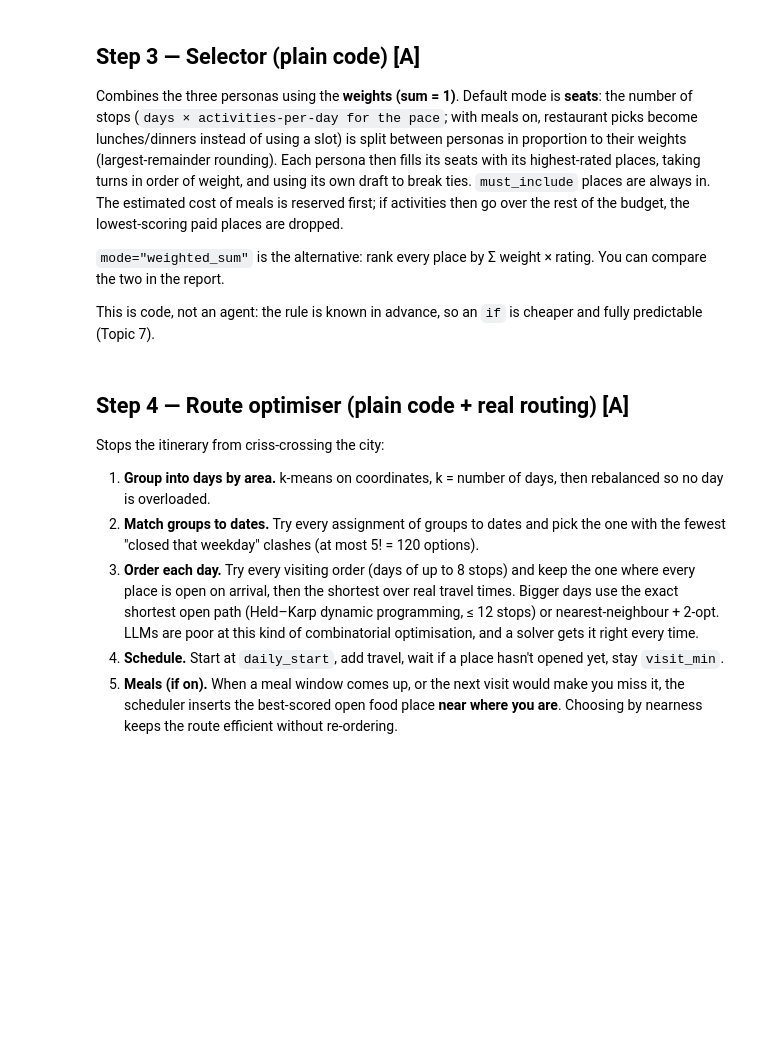
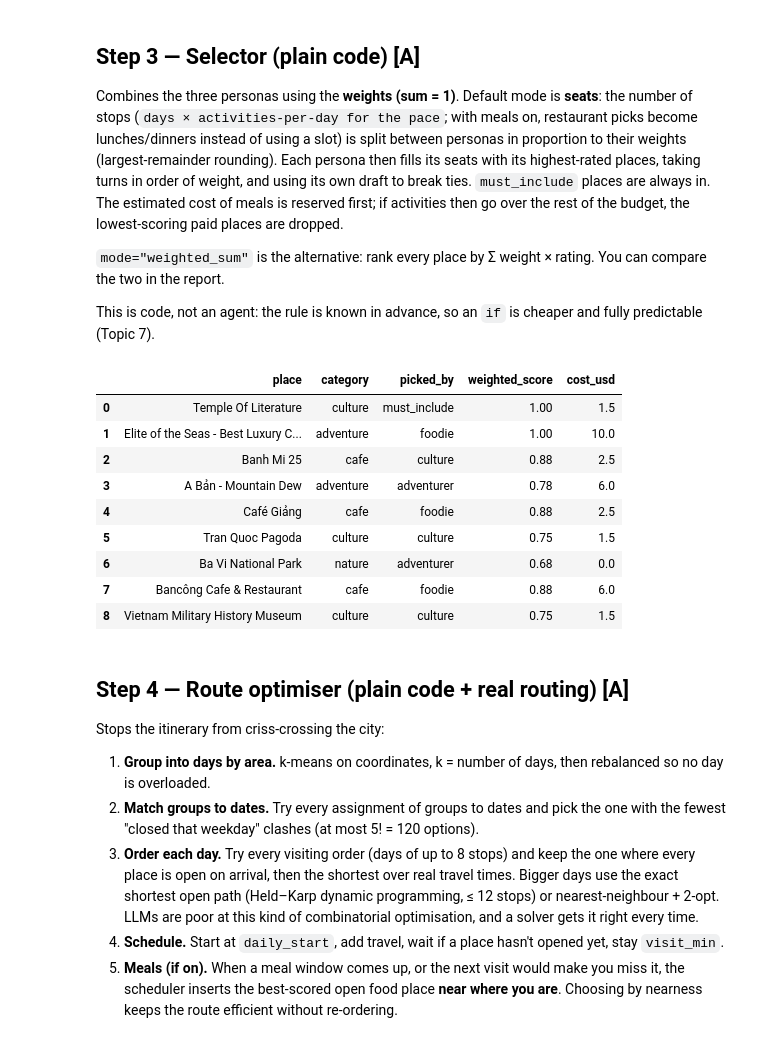
Before and after one commit to Wengzhuohang/TravelWithAgents, a Jupyter notebook: TravelWithAgents.ipynb, the cells around one changed output. Saved outputs shown, nothing was run; the diff lists cells and outputs as text; code cells hidden in the pictures; blank space fills up the shorter version.

```diff
--- a/TravelWithAgents.ipynb
+++ b/TravelWithAgents.ipynb
@@ -1100,11 +1125,11 @@ repair if a field is missing or malformed. Two checks are plain code, not LLM:
 # %%
 PARSER_SYSTEM = """You convert a traveller's message into a JSON trip request. Return ONLY JSON with keys:
 city (string or null), country (string or null), start_date (YYYY-MM-DD or null), days (integer 1-5 or null),
-daily_start (HH:MM), daily_end (HH:MM), budget (number or null, in SGD, TOTAL per person for the whole trip,
-activities + food, excluding hotel; if the message uses another currency, convert it to SGD), pace ("relaxed" | "normal" | "packed"), interests (list of short strings),
+daily_start (HH:MM), daily_end (HH:MM), budget_usd (number or null, TOTAL per person for the whole trip,
+activities + food, excluding hotel), pace ("relaxed" | "normal" | "packed"), interests (list of short strings),
 must_include (list of place names), must_avoid (list of tags from: nightlife, food, cafe, market, shopping,
 adventure, nature, culture, museum, religious, history), group_notes (string).
-Only fill city, days, start_date and budget if the message actually states them; otherwise use null.
+Only fill city, days, start_date and budget_usd if the message actually states them; otherwise use null.
 city and country: always use the standard English name, whatever spelling or nickname the message uses
 (e.g. "Saigon" or "HCMC" -> "Ho Chi Minh City", "Ha Noi" -> "Hanoi", "Krung Thep" -> "Bangkok"),
 and fill country from the city when the message doesn't name it (e.g. "Hanoi" -> "Vietnam").
@@ -1140,10 +1165,10 @@ def city_in_text(text):
 FIELD_HINTS = {"city": "which city (e.g. 'in Hanoi')",
                "days": "how many days (e.g. '3 days', 'one day', or a start and end date)",
                "start_date": "the start date (e.g. 'starting 2026-11-20')",
-               "budget": "a budget per person (e.g. '90 SGD each')"}
+               "budget_usd": "a budget per person (e.g. '60 USD each')"}
 
 def _validate_request(o):
-    need = ["city", "start_date", "days", "daily_start", "daily_end", "budget", "pace", "must_include", "must_avoid"]
+    need = ["city", "start_date", "days", "daily_start", "daily_end", "budget_usd", "pace", "must_include", "must_avoid"]
     miss = [k for k in need if k not in o]
     if miss:
         return f"missing keys {miss} (use null if the message does not state them)"
@@ -1186,7 +1211,7 @@ def parse_request(text, verbose=True, required=None):
     # defaults for optional fields that were not stated
     req["start_date"] = req["start_date"] or (today + timedelta(days=14)).isoformat()
     req["days"] = int(req["days"] or 1)
-    req["budget"] = float(req["budget"] if req["budget"] is not None else DEFAULT_BUDGET_PER_DAY * req["days"])
+    req["budget_usd"] = float(req["budget_usd"] if req["budget_usd"] is not None else 40 * req["days"])
     req["must_avoid"] = [t.lower() for t in req.get("must_avoid", [])]
     load_city(req["city"], req.get("country", ""))
     req["city_slug"] = ACTIVE_CITY
@@ -1455,7 +1417,6 @@ def select_places(pool, persona_out, weights, req, mode="seats"):
     n_food = 0
     def allowed(i):
         return i not in chosen and not (meal_food(i) and n_food >= food_cap)
-    fillers, unfilled = Counter(), 0
     if mode == "weighted_sum":
         for i in sorted(pool, key=lambda i: -score[i]):
             if sum(not meal_food(c) for c in chosen) >= n_slots:
@@ -1464,58 +1425,54 @@ def select_places(pool, persona_out, weights, req, mode="seats"):
                 chosen.append(i)
                 picked_by[i] = "weighted_sum"
                 n_food += meal_food(i)
-        unfilled = max(0, n_slots - sum(not meal_food(c) for c in chosen))
     else:
         seats = _largest_remainder(w, max(0, n_slots - sum(not meal_food(c) for c in chosen)))
         prefs = {p: sorted(pool, key=lambda i: (-rating(p, i), -in_draft(p, i), -score[i])) for p in w}
-        by_group = sorted(pool, key=lambda i: -score[i])
         order = sorted(w, key=lambda p: -w[p])
         while any(seats.values()):
             for p in order:
                 if seats[p] <= 0:
                     continue
-                nxt = next((i for i in prefs[p] if allowed(i) and rating(p, i) >= 3), None)
-                filler = nxt is None                   # nothing left this persona rates 3+:
-                if filler:                             # take the group's next-best place instead
-                    nxt = next((i for i in by_group if allowed(i)), None)
+                nxt = next((i for i in prefs[p] if allowed(i)), None)
                 if nxt:
                     chosen.append(nxt)
-                    picked_by[nxt] = f"{p} (filler)" if filler else p
+                    picked_by[nxt] = p
                     if meal_food(nxt):
                         n_food += 1
                         continue                       # a meal, not an activity: the seat stays open
-                    if filler:
-                        fillers[p] += 1
-                else:
-                    unfilled += 1                      # the pool has run out of activities
                 seats[p] -= 1
-    for p, n in fillers.items():
-        print(f"  ⚠️ not enough places the {PERSONAS[p]['label']} rates 3+: {n} of its slots got the group's "
-              "next-best activities instead")
-    if unfilled:
-        print(f"  ⚠️ only {n_slots - unfilled} activities available for {n_slots} slots; some days will have free time")
     # budget trim: reserve money for meals, then drop the lowest-scoring paid places until under budget
-    cost = lambda ids: sum(PLACES[i]["est_cost"] for i in ids)
+    cost = lambda ids: sum(PLACES[i]["est_cost_usd"] for i in ids)
     meal_budget = estimated_meal_cost(req)
-    if meal_budget > req["budget"]:
-        print(f"  ⚠️ the budget ({req['budget']:.0f} {CURRENCY}) doesn't cover the meals alone "
-              f"(~{meal_budget:.0f} {CURRENCY}); the plan will be over budget.")
+    if meal_budget > req["budget_usd"]:
+        print(f"  ⚠️ the budget ({req['budget_usd']:.0f} USD) doesn't cover the meals alone "
+              f"(~{meal_budget:.0f} USD); the plan will be over budget.")
     dropped = []
-    while cost(chosen) > req["budget"] - meal_budget:
-        paid = [i for i in chosen if PLACES[i]["est_cost"] > 0 and picked_by[i] != "must_include"]
+    while cost(chosen) > req["budget_usd"] - meal_budget:
+        paid = [i for i in chosen if PLACES[i]["est_cost_usd"] > 0 and picked_by[i] != "must_include"]
         if not paid:
             break
         worst = min(paid, key=lambda i: score[i])
         chosen.remove(worst)
         dropped.append(worst)
     return {"selected": chosen, "picked_by": picked_by, "score": score, "dropped_for_budget": dropped,
-            "meal_budget": meal_budget, "weights": w, "mode": mode,
-            "shortage": {"fillers": dict(fillers), "unfilled_slots": unfilled}}
+            "meal_budget_usd": meal_budget, "weights": w, "mode": mode}
 
 SEL = select_places(POOL, PERSONA_OUT, WEIGHTS, REQ)
 pd.DataFrame([{"place": PLACES[i]["name"], "category": PLACES[i]["category"], "picked_by": SEL["picked_by"][i],
-               "weighted_score": round(SEL["score"].get(i, 0), 2), "cost": PLACES[i]["est_cost"]}
+               "weighted_score": round(SEL["score"].get(i, 0), 2), "cost_usd": PLACES[i]["est_cost_usd"]}
               for i in SEL["selected"]])
+# %% [output]
+|  | place | category | picked_by | weighted_score | cost_usd |
+| 0 | Temple Of Literature | culture | must_include | 1.00 | 1.5 |
+| 1 | Elite of the Seas - Best Luxury C... | adventure | foodie | 1.00 | 10.0 |
+| 2 | Banh Mi 25 | cafe | culture | 0.88 | 2.5 |
+| 3 | A Bản - Mountain Dew | adventure | adventurer | 0.78 | 6.0 |
+| 4 | Café Giảng | cafe | foodie | 0.88 | 2.5 |
+| 5 | Tran Quoc Pagoda | culture | culture | 0.75 | 1.5 |
+| 6 | Ba Vi National Park | nature | adventurer | 0.68 | 0.0 |
+| 7 | Bancông Cafe & Restaurant | cafe | foodie | 0.88 | 6.0 |
+| 8 | Vietnam Military History Museum | culture | culture | 0.75 | 1.5 |
 # %% [markdown]
 ## Step 4 — Route optimiser (plain code + real routing) **[A]**
 
```
Also changed, not shown: parts of 43 cells of this notebook.
